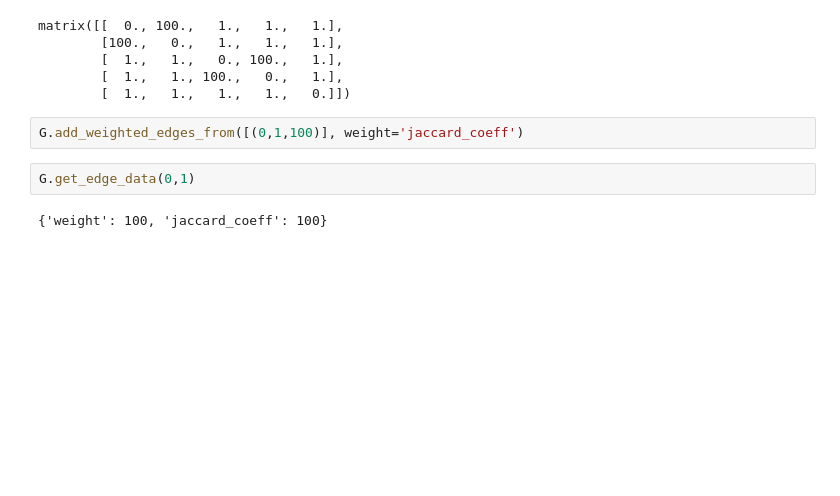
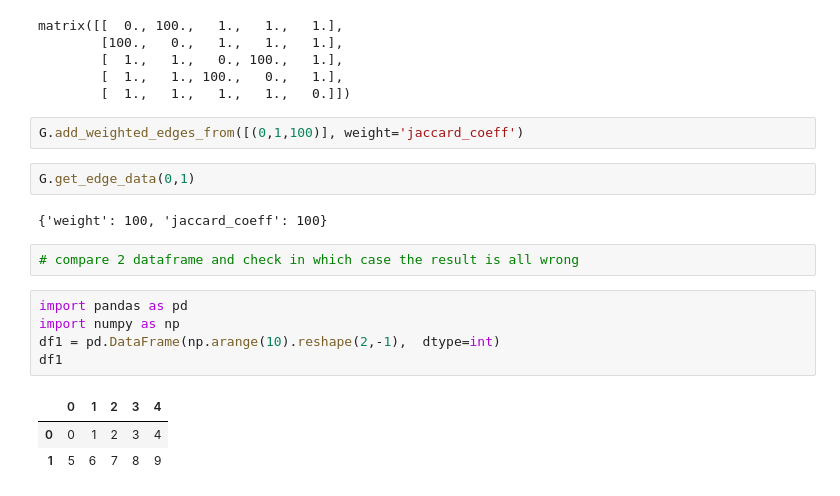
Before and after one commit to Anak2016/disease_node_classification, a Jupyter notebook: scatch_paper/Untitled.ipynb, the cells around one changed output. Drawn from its saved outputs; the diff is of its cells as text; blank space fills up the shorter version.

```diff
--- a/scatch_paper/Untitled.ipynb
+++ b/scatch_paper/Untitled.ipynb
@@ -91,3 +91,14 @@ G.add_weighted_edges_from([(0,1,100)], weight='jaccard_coeff')
 G.get_edge_data(0,1)
 # %% [output]
 {'weight': 100, 'jaccard_coeff': 100}
+# %%
+# compare 2 dataframe and check in which case the result is all wrong
+# %%
+import pandas as pd
+import numpy as np
+df1 = pd.DataFrame(np.arange(10).reshape(2,-1),  dtype=int)
+df1
+# %% [output]
+|  | 0 | 1 | 2 | 3 | 4 |
+| 0 | 0 | 1 | 2 | 3 | 4 |
+| 1 | 5 | 6 | 7 | 8 | 9 |
```
Also changed, not shown: parts of 27 cells of this notebook, 12 other files.
